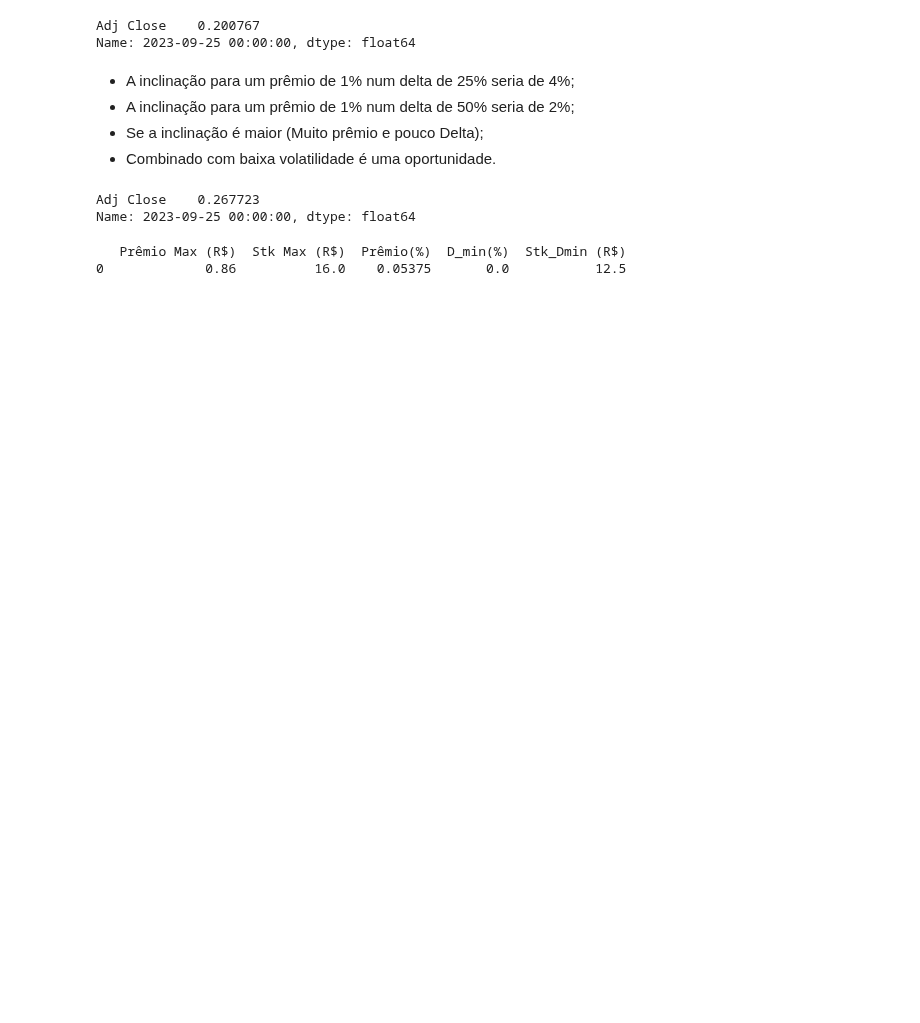
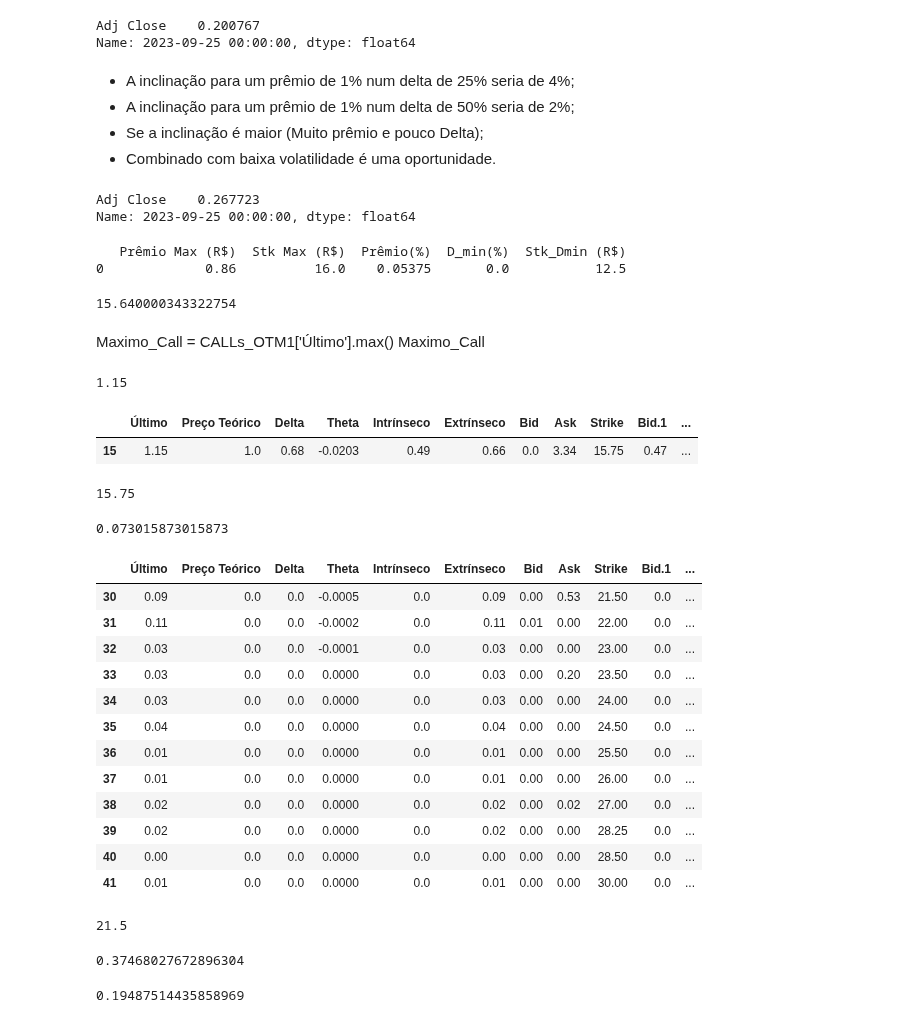
Before and after one commit to facklen/python_para_investimentos, a Jupyter notebook: Análise_Opção_NTCO3.ipynb, the cells around one changed output. Drawn from its saved outputs; the diff is of its cells as text; code cells hidden in the pictures; blank space fills up the shorter version.

```diff
--- a/Análise_Opção_NTCO3.ipynb
+++ b/Análise_Opção_NTCO3.ipynb
@@ -100,0 +94,3 @@ Name: 2023-09-25 00:00:00, dtype: float64
+# %%
+Ativo1 = Ativo_Ajustado.tail(1)
+Ativo1
@@ -100,0 +105,3 @@ Name: 2023-09-25 00:00:00, dtype: float64
+# %%
+Ativo = Ativo1.at[Ativo1.index[-1],'Adj Close']
+Ativo
@@ -382,3 +370,7 @@ print(Tabela1)
 # %% [output]
    Prêmio Max (R$)  Stk Max (R$)  Prêmio(%)  D_min(%)  Stk_Dmin (R$)
 0             0.86          16.0    0.05375       0.0           12.5
+# %%
+Ativo
+# %% [output]
+15.640000343322754
@@ -385,3 +379,62 @@ print(Tabela1)
+# %%
+CALLs_OTM1 = Opções[(Opções['Strike']>=Ativo)]
+CALLs_OTM1
+# %% [markdown]
+Maximo_Call = CALLs_OTM1['Último'].max()
+Maximo_Call
+# %%
+P_max_call = CALLs_OTM1.iat[0,0]
+P_max_call
+# %% [output]
+1.15
+# %%
+Linha_P_maxcall = CALLs_OTM1[(CALLs_OTM1['Último'] == P_max_call)]
+Linha_P_maxcall
+# %% [output]
+|  | Último | Preço Teórico | Delta | Theta | Intrínseco | Extrínseco | Bid | Ask | Strike | Bid.1 | ... |
+| 15 | 1.15 | 1.0 | 0.68 | -0.0203 | 0.49 | 0.66 | 0.0 | 3.34 | 15.75 | 0.47 | ... |
+# %%
+Strike_Pmaxcall = Linha_P_maxcall.iat[0,8]
+Strike_Pmaxcall
+# %% [output]
+15.75
+# %%
+Prêmio_percall = P_max_call/Strike_Pmaxcall
+Prêmio_percall
+# %% [output]
+0.073015873015873
+# %%
+Deltas_Mínimos = CALLs_OTM1[(CALLs_OTM1['Delta']<=0)]
+Deltas_Mínimos
+# %% [output]
+|  | Último | Preço Teórico | Delta | Theta | Intrínseco | Extrínseco | Bid | Ask | Strike | Bid.1 | ... |
+| 30 | 0.09 | 0.0 | 0.0 | -0.0005 | 0.0 | 0.09 | 0.00 | 0.53 | 21.50 | 0.0 | ... |
+| 31 | 0.11 | 0.0 | 0.0 | -0.0002 | 0.0 | 0.11 | 0.01 | 0.00 | 22.00 | 0.0 | ... |
+| 32 | 0.03 | 0.0 | 0.0 | -0.0001 | 0.0 | 0.03 | 0.00 | 0.00 | 23.00 | 0.0 | ... |
+| 33 | 0.03 | 0.0 | 0.0 | 0.0000 | 0.0 | 0.03 | 0.00 | 0.20 | 23.50 | 0.0 | ... |
+| 34 | 0.03 | 0.0 | 0.0 | 0.0000 | 0.0 | 0.03 | 0.00 | 0.00 | 24.00 | 0.0 | ... |
+| 35 | 0.04 | 0.0 | 0.0 | 0.0000 | 0.0 | 0.04 | 0.00 | 0.00 | 24.50 | 0.0 | ... |
+| 36 | 0.01 | 0.0 | 0.0 | 0.0000 | 0.0 | 0.01 | 0.00 | 0.00 | 25.50 | 0.0 | ... |
+| 37 | 0.01 | 0.0 | 0.0 | 0.0000 | 0.0 | 0.01 | 0.00 | 0.00 | 26.00 | 0.0 | ... |
+| 38 | 0.02 | 0.0 | 0.0 | 0.0000 | 0.0 | 0.02 | 0.00 | 0.02 | 27.00 | 0.0 | ... |
+| 39 | 0.02 | 0.0 | 0.0 | 0.0000 | 0.0 | 0.02 | 0.00 | 0.00 | 28.25 | 0.0 | ... |
+| 40 | 0.00 | 0.0 | 0.0 | 0.0000 | 0.0 | 0.00 | 0.00 | 0.00 | 28.50 | 0.0 | ... |
+| 41 | 0.01 | 0.0 | 0.0 | 0.0000 | 0.0 | 0.01 | 0.00 | 0.00 | 30.00 | 0.0 | ... |
+# %%
+Strike_Deltamincall = Deltas_Mínimos.iat[0,8]
+Strike_Deltamincall
+# %% [output]
+21.5
+# %%
+Deltacall_Ativo_perc = -(Ativo - Strike_Deltamincall)/Ativo
+Deltacall_Ativo_perc
+# %% [output]
+0.37468027672896304
+# %%
+Inclinaçãocall = Prêmio_percall/Deltacall_Ativo_perc
+Inclinaçãocall
+# %% [output]
+0.19487514435858969
 # %%
 capitais = {'Estado': ['Acre', 'Amapá', 'Amazonas', 'Pará', 'Rondônia', 'Roraima', 'Tocantins'],
 
```
Also changed, not shown: parts of 14 cells of this notebook.
